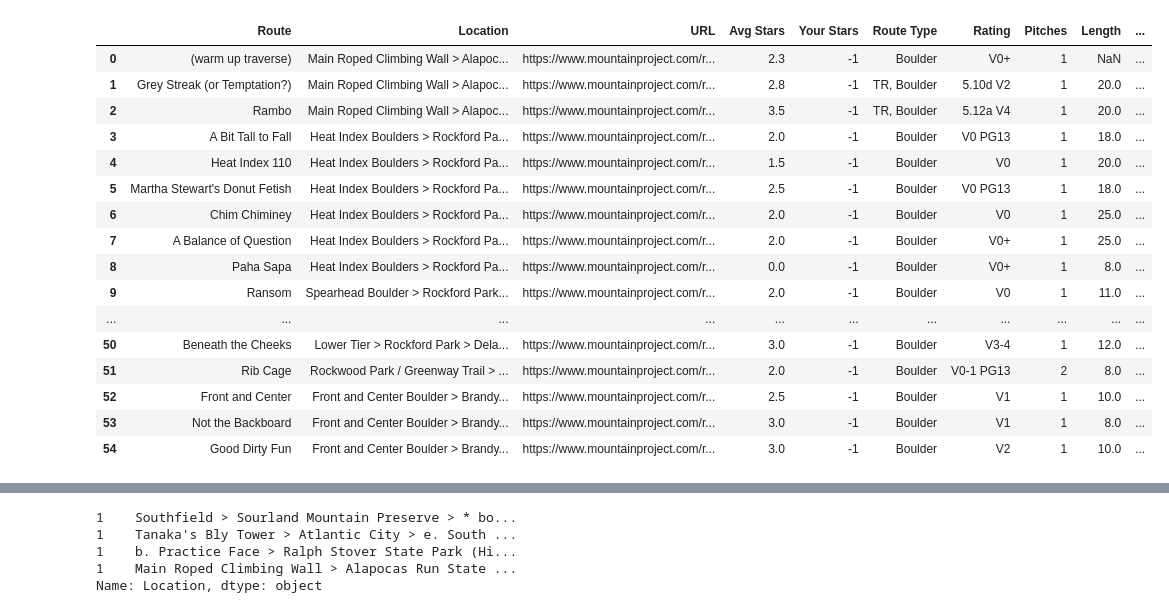
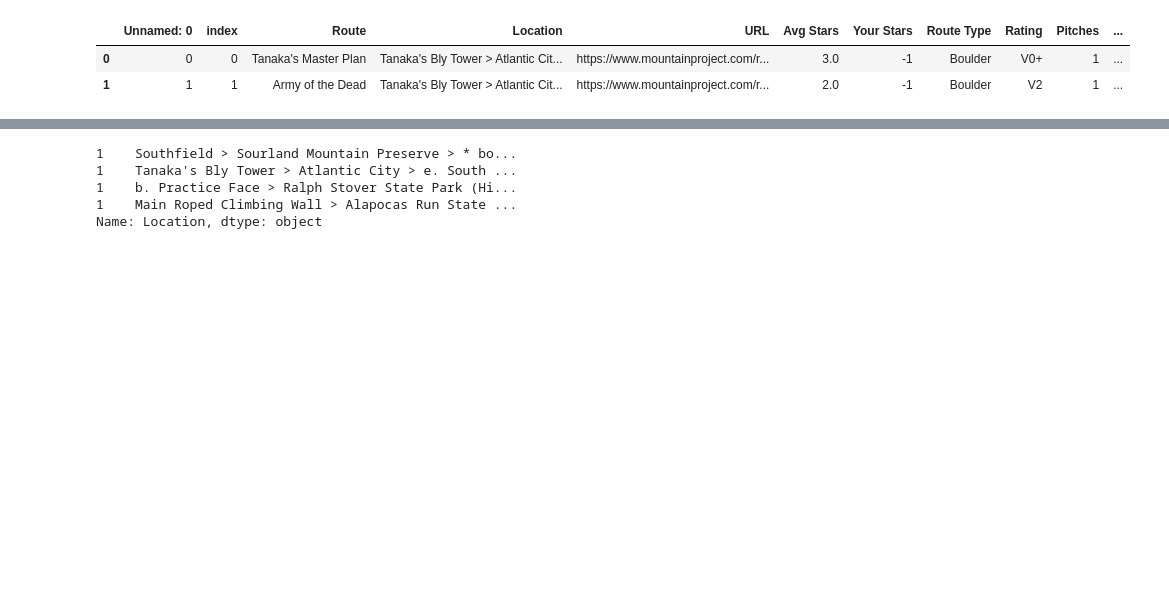
Before and after one commit to kchiev215/Passion_project, a Jupyter notebook: Location_DB.ipynb, the cells around one changed output, grey strips where cells are left out. Cells and saved outputs as stored; diff of their text form; code cells hidden in the pictures; blank space fills up the shorter version.

```diff
--- a/Location_DB.ipynb
+++ b/Location_DB.ipynb
@@ -78,24 +78,10 @@ NJ_MID_boulders
 # %%
-Delaware_Boulders = pd.read_csv('Delaware_Boulders.csv')
-Delaware_Boulders
+NJ_SOUTH_boulders = pd.read_csv('/Users/Thina/Desktop/Passionproject/Description_tables/combined_NJ_south.csv')
+NJ_SOUTH_boulders
 # %% [output]
-|  | Route | Location | URL | Avg Stars | Your Stars | Route Type | Rating | Pitches | Length | ... |
-| 0 | (warm up traverse) | Main Roped Climbing Wall > Alapoc... | https://www.mountainproject.com/r... | 2.3 | -1 | Boulder | V0+ | 1 | NaN | ... |
-| 1 | Grey Streak (or Temptation?) | Main Roped Climbing Wall > Alapoc... | https://www.mountainproject.com/r... | 2.8 | -1 | TR, Boulder | 5.10d V2 | 1 | 20.0 | ... |
-| 2 | Rambo | Main Roped Climbing Wall > Alapoc... | https://www.mountainproject.com/r... | 3.5 | -1 | TR, Boulder | 5.12a V4 | 1 | 20.0 | ... |
-| 3 | A Bit Tall to Fall | Heat Index Boulders > Rockford Pa... | https://www.mountainproject.com/r... | 2.0 | -1 | Boulder | V0 PG13 | 1 | 18.0 | ... |
-| 4 | Heat Index 110 | Heat Index Boulders > Rockford Pa... | https://www.mountainproject.com/r... | 1.5 | -1 | Boulder | V0 | 1 | 20.0 | ... |
-| 5 | Martha Stewart's Donut Fetish | Heat Index Boulders > Rockford Pa... | https://www.mountainproject.com/r... | 2.5 | -1 | Boulder | V0 PG13 | 1 | 18.0 | ... |
-| 6 | Chim Chiminey | Heat Index Boulders > Rockford Pa... | https://www.mountainproject.com/r... | 2.0 | -1 | Boulder | V0 | 1 | 25.0 | ... |
-| 7 | A Balance of Question | Heat Index Boulders > Rockford Pa... | https://www.mountainproject.com/r... | 2.0 | -1 | Boulder | V0+ | 1 | 25.0 | ... |
-| 8 | Paha Sapa | Heat Index Boulders > Rockford Pa... | https://www.mountainproject.com/r... | 0.0 | -1 | Boulder | V0+ | 1 | 8.0 | ... |
-| 9 | Ransom | Spearhead Boulder > Rockford Park... | https://www.mountainproject.com/r... | 2.0 | -1 | Boulder | V0 | 1 | 11.0 | ... |
-| ... | ... | ... | ... | ... | ... | ... | ... | ... | ... | ... |
-| 50 | Beneath the Cheeks | Lower Tier > Rockford Park > Dela... | https://www.mountainproject.com/r... | 3.0 | -1 | Boulder | V3-4 | 1 | 12.0 | ... |
-| 51 | Rib Cage | Rockwood Park / Greenway Trail > ... | https://www.mountainproject.com/r... | 2.0 | -1 | Boulder | V0-1 PG13 | 2 | 8.0 | ... |
-| 52 | Front and Center | Front and Center Boulder > Brandy... | https://www.mountainproject.com/r... | 2.5 | -1 | Boulder | V1 | 1 | 10.0 | ... |
-| 53 | Not the Backboard | Front and Center Boulder > Brandy... | https://www.mountainproject.com/r... | 3.0 | -1 | Boulder | V1 | 1 | 8.0 | ... |
-| 54 | Good Dirty Fun | Front and Center Boulder > Brandy... | https://www.mountainproject.com/r... | 3.0 | -1 | Boulder | V2 | 1 | 10.0 | ... |
+|  | Unnamed: 0 | index | Route | Location | URL | Avg Stars | Your Stars | Route Type | Rating | Pitches | ... |
+| 0 | 0 | 0 | Tanaka's Master Plan | Tanaka's Bly Tower > Atlantic Cit... | https://www.mountainproject.com/r... | 3.0 | -1 | Boulder | V0+ | 1 | ... |
+| 1 | 1 | 1 | Army of the Dead | Tanaka's Bly Tower > Atlantic Cit... | https://www.mountainproject.com/r... | 2.0 | -1 | Boulder | V2 | 1 | ... |
 # %%
 combined = [NJ_MID_boulders, NJ_SOUTH_boulders, PA_boulders, Delaware_Boulders]
 combined_chart = pd.concat(combined)
```
Also changed, not shown: parts of 33 cells of this notebook.
